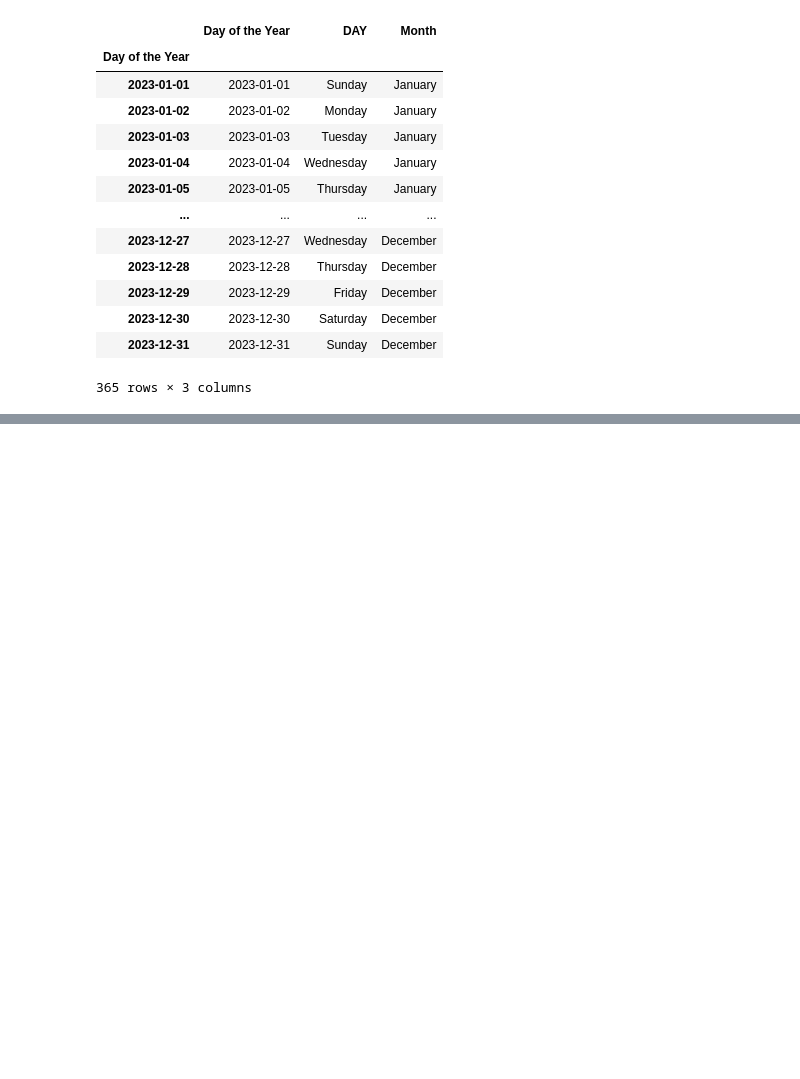
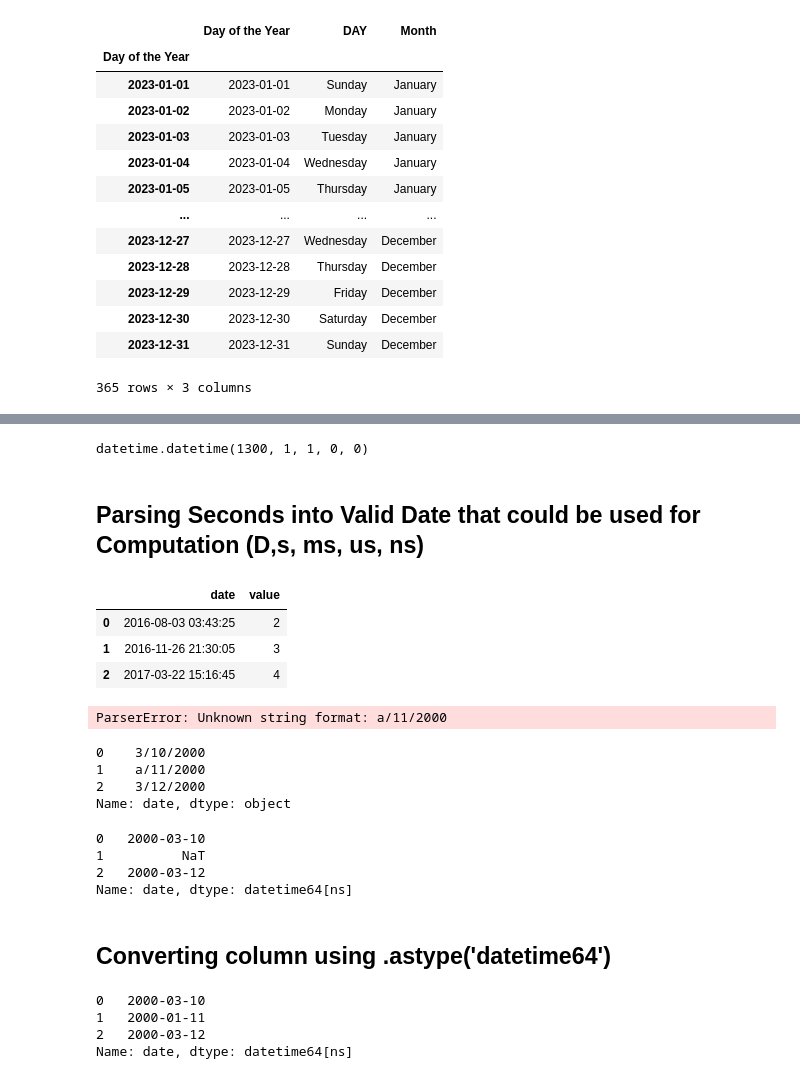
Before and after one commit to sathyanarayanankrishnan/DataScience, a Jupyter notebook: pandas-date-time-functions.ipynb, the cells around one changed output, grey strips where cells are left out. Saved outputs shown, nothing was run; the diff lists cells and outputs as text; code cells hidden in the pictures; blank space fills up the shorter version.

```diff
--- a/pandas-date-time-functions.ipynb
+++ b/pandas-date-time-functions.ipynb
@@ -165,0 +240,55 @@ df_2023
+# %%
+pd.to_datetime('13000101', format='%Y%m%d', errors='ignore')
+# %% [output]
+datetime.datetime(1300, 1, 1, 0, 0)
+# %% [markdown]
+## Parsing Seconds into Valid Date that could be used for Computation  (D,s, ms, us, ns)
+# %%
+df = pd.DataFrame({'date': [1470195805, 1480195805, 1490195805],
+                   'value': [2, 3, 4]})
+df['date']=pd.to_datetime(df['date'], unit='s')
+df
+# %% [output]
+|  | date | value |
+| 0 | 2016-08-03 03:43:25 | 2 |
+| 1 | 2016-11-26 21:30:05 | 3 |
+| 2 | 2017-03-22 15:16:45 | 4 |
+# %%
+df = pd.DataFrame({'date': ['3/10/2000', 'a/11/2000', '3/12/2000'],
+                   'value': [2, 3, 4]})
+# Getting ParseError
+df['date'] = pd.to_datetime(df['date'])
+# %% [output]
+ParserError: Unknown string format: a/11/2000
+# %%
+df['date'] = pd.to_datetime(df['date'], errors='ignore')
+df.dtypes
+df['date']
+# %% [output]
+0    3/10/2000
+1    a/11/2000
+2    3/12/2000
+Name: date, dtype: object
+# %%
+df = pd.DataFrame({'date': ['3/10/2000', 'a/11/2000', '3/12/2000'],
+                   'value': [2, 3, 4]})
+df['date'] = pd.to_datetime(df['date'], errors='ignore')
+df['date']
+df['date'] = pd.to_datetime(df['date'], errors='coerce')
+df['date']
+# %% [output]
+0   2000-03-10
+1          NaT
+2   2000-03-12
+Name: date, dtype: datetime64[ns]
+# %% [markdown]
+## Converting column using .astype('datetime64')
+# %%
+df = pd.DataFrame({'date': ['3/10/2000', '01/11/2000', '3/12/2000'],
+                   'value': [2, 3, 4]})
+df['date'].astype('datetime64')
+# %% [output]
+0   2000-03-10
+1   2000-01-11
+2   2000-03-12
+Name: date, dtype: datetime64[ns]
```
Also changed, not shown: parts of 10 cells of this notebook.
